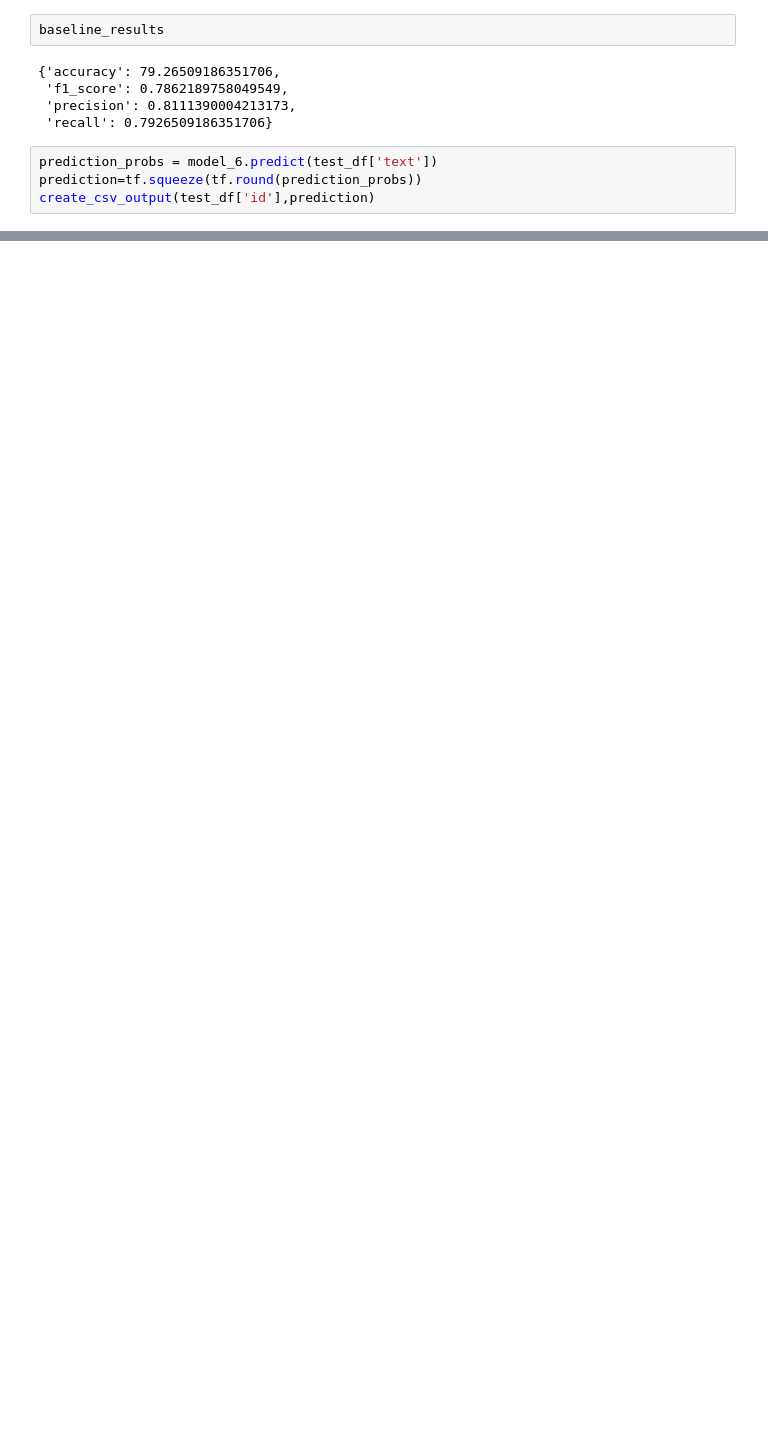
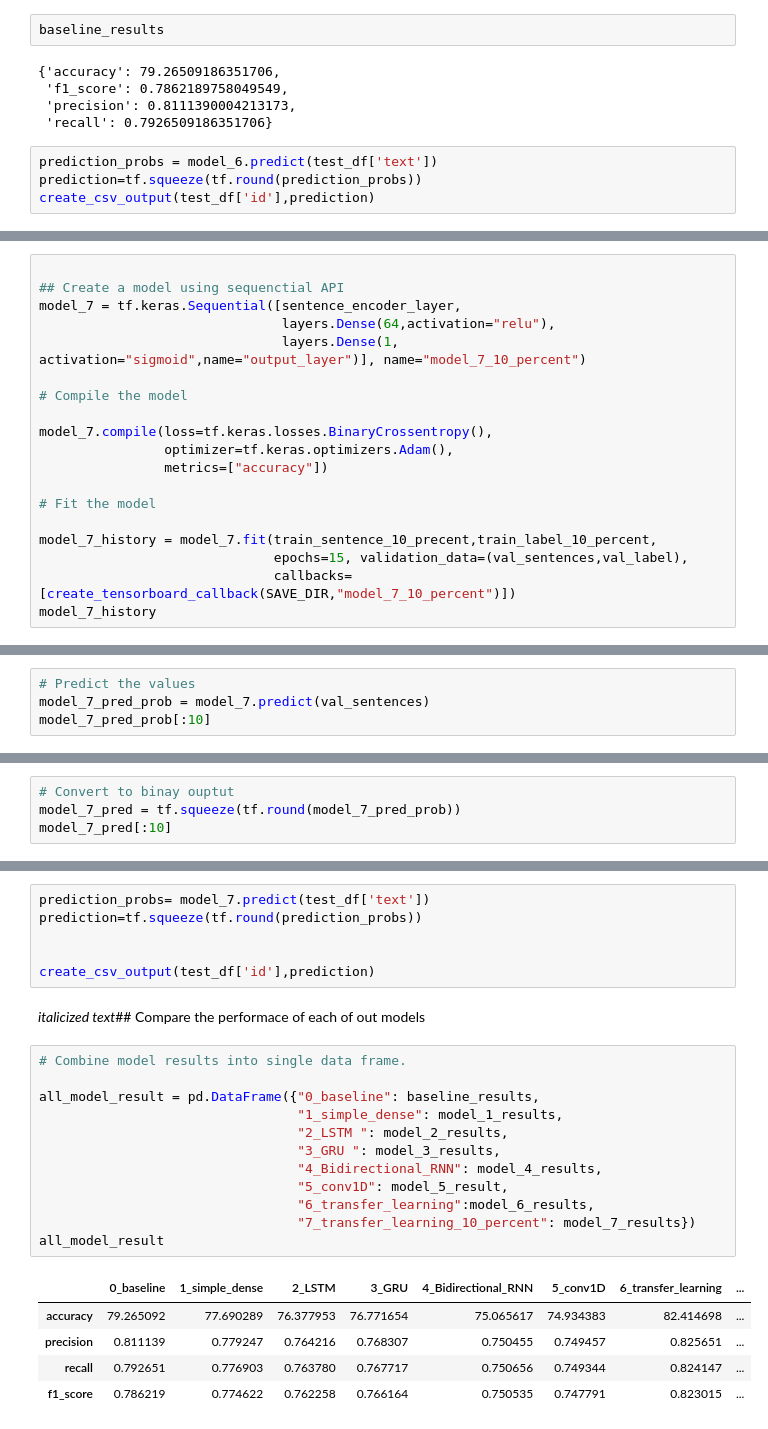
Before and after one commit to hrushikute/DataAnalytics, a Jupyter notebook: NLP_introduction_to_tensorflow.ipynb, the cells around one changed output, grey strips where cells are left out. Drawn from its saved outputs; the diff is of its cells as text; blank space fills up the shorter version.

```diff
--- a/NLP_introduction_to_tensorflow.ipynb
+++ b/NLP_introduction_to_tensorflow.ipynb
@@ -1187,0 +1220,19 @@ create_csv_output(test_df['id'],prediction)
+# %%
+
+## Create a model using sequenctial API
+model_7 = tf.keras.Sequential([sentence_encoder_layer,
+                               layers.Dense(64,activation="relu"),
+                               layers.Dense(1, activation="sigmoid",name="output_layer")], name="model_7_10_percent")
+
+# Compile the model
+
+model_7.compile(loss=tf.keras.losses.BinaryCrossentropy(),
+                optimizer=tf.keras.optimizers.Adam(),
+                metrics=["accuracy"])
+
+# Fit the model
+
+model_7_history = model_7.fit(train_sentence_10_precent,train_label_10_percent,
+                              epochs=15, validation_data=(val_sentences,val_label),
+                              callbacks=[create_tensorboard_callback(SAVE_DIR,"model_7_10_percent")])
+model_7_history
@@ -1187,0 +1258,4 @@ create_csv_output(test_df['id'],prediction)
+# %%
+# Predict the values
+model_7_pred_prob = model_7.predict(val_sentences)
+model_7_pred_prob[:10]
@@ -1187,0 +1273,4 @@ create_csv_output(test_df['id'],prediction)
+# %%
+# Convert to binay ouptut
+model_7_pred = tf.squeeze(tf.round(model_7_pred_prob))
+model_7_pred[:10]
@@ -1187,0 +1289,26 @@ create_csv_output(test_df['id'],prediction)
+# %%
+prediction_probs= model_7.predict(test_df['text'])
+prediction=tf.squeeze(tf.round(prediction_probs))
+
+
+create_csv_output(test_df['id'],prediction)
+# %% [markdown]
+*italicized text*## Compare the performace of each of out models
+# %%
+# Combine model results into single data frame.
+
+all_model_result = pd.DataFrame({"0_baseline": baseline_results,
+                                 "1_simple_dense": model_1_results,
+                                 "2_LSTM ": model_2_results,
+                                 "3_GRU ": model_3_results,
+                                 "4_Bidirectional_RNN": model_4_results,
+                                 "5_conv1D": model_5_result,
+                                 "6_transfer_learning":model_6_results,
+                                 "7_transfer_learning_10_percent": model_7_results})
+all_model_result
+# %% [output]
+|  | 0_baseline | 1_simple_dense | 2_LSTM | 3_GRU | 4_Bidirectional_RNN | 5_conv1D | 6_transfer_learning | ... |
+| accuracy | 79.265092 | 77.690289 | 76.377953 | 76.771654 | 75.065617 | 74.934383 | 82.414698 | ... |
+| precision | 0.811139 | 0.779247 | 0.764216 | 0.768307 | 0.750455 | 0.749457 | 0.825651 | ... |
+| recall | 0.792651 | 0.776903 | 0.763780 | 0.767717 | 0.750656 | 0.749344 | 0.824147 | ... |
+| f1_score | 0.786219 | 0.774622 | 0.762258 | 0.766164 | 0.750535 | 0.747791 | 0.823015 | ... |
```
Also changed, not shown: parts of 38 cells of this notebook.
